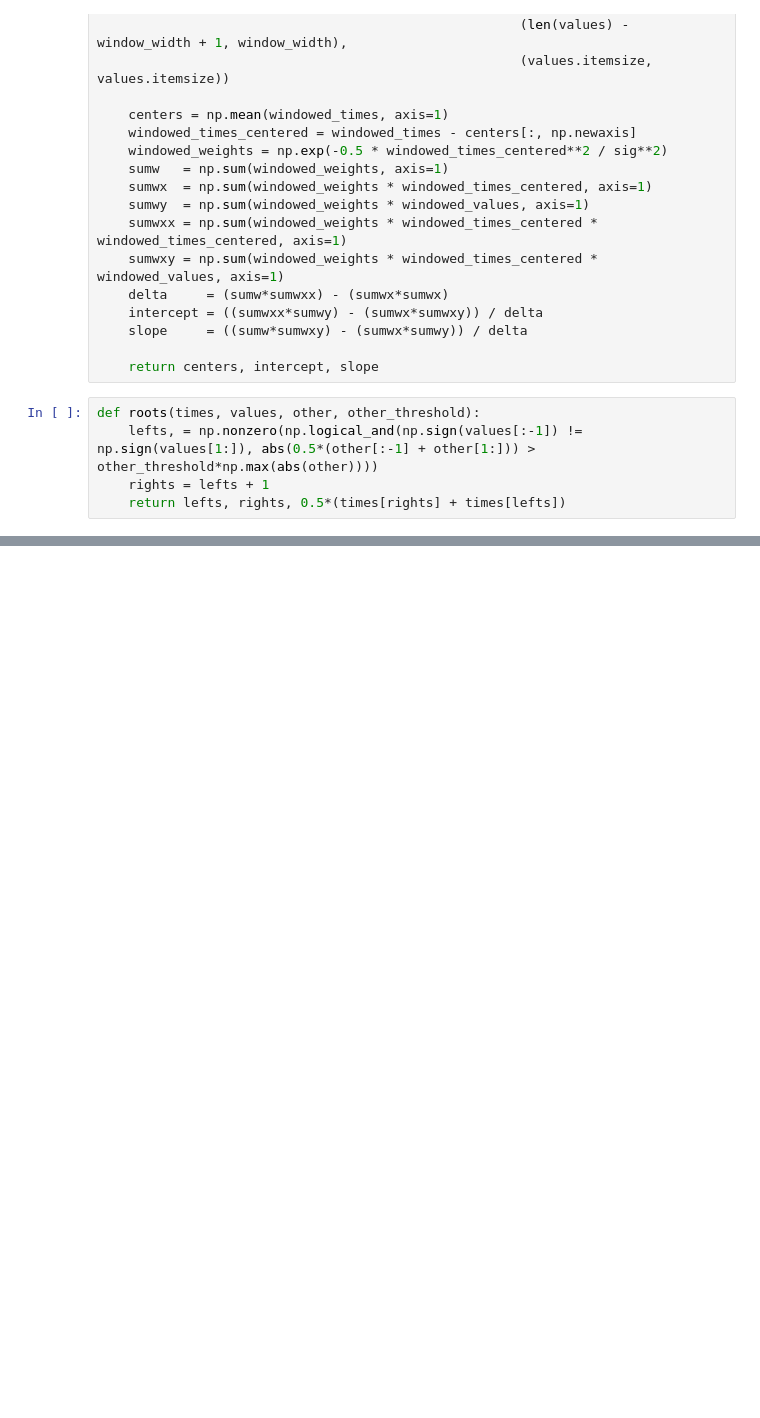
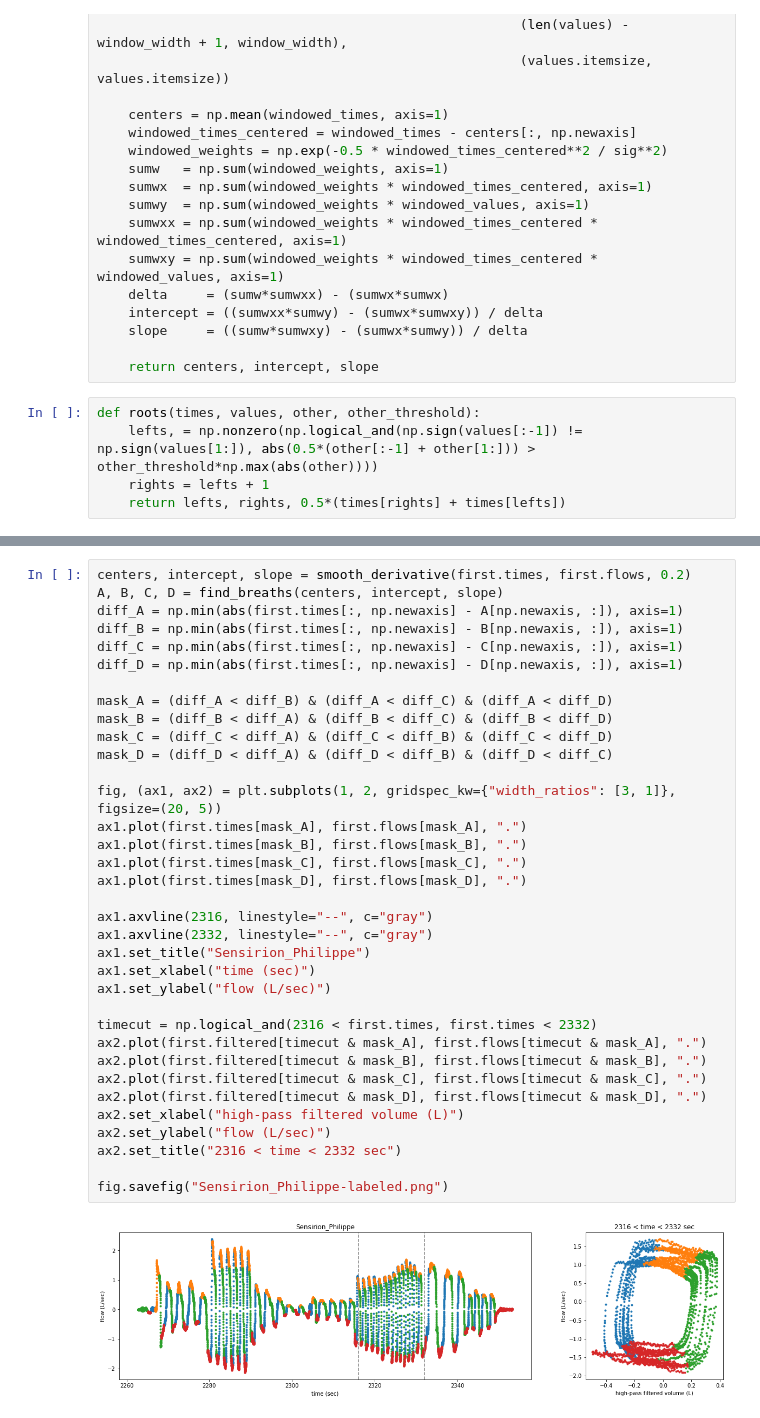
Before and after one commit to Princeton-Penn-Vents/princeton-penn-flowmeter, a Jupyter notebook: analysis/real-data.ipynb, the cells around one changed output, grey strips where cells are left out. Drawn from its saved outputs; the diff is of its cells as text; blank space fills up the shorter version.

```diff
--- a/analysis/real-data.ipynb
+++ b/analysis/real-data.ipynb
@@ -236,0 +284,37 @@ fig.savefig("Sensirion_Philippe_strongl-derivative.png")
+# %%
+centers, intercept, slope = smooth_derivative(first.times, first.flows, 0.2)
+A, B, C, D = find_breaths(centers, intercept, slope)
+diff_A = np.min(abs(first.times[:, np.newaxis] - A[np.newaxis, :]), axis=1)
+diff_B = np.min(abs(first.times[:, np.newaxis] - B[np.newaxis, :]), axis=1)
+diff_C = np.min(abs(first.times[:, np.newaxis] - C[np.newaxis, :]), axis=1)
+diff_D = np.min(abs(first.times[:, np.newaxis] - D[np.newaxis, :]), axis=1)
+
+mask_A = (diff_A < diff_B) & (diff_A < diff_C) & (diff_A < diff_D)
+mask_B = (diff_B < diff_A) & (diff_B < diff_C) & (diff_B < diff_D)
+mask_C = (diff_C < diff_A) & (diff_C < diff_B) & (diff_C < diff_D)
+mask_D = (diff_D < diff_A) & (diff_D < diff_B) & (diff_D < diff_C)
+
+fig, (ax1, ax2) = plt.subplots(1, 2, gridspec_kw={"width_ratios": [3, 1]}, figsize=(20, 5))
+ax1.plot(first.times[mask_A], first.flows[mask_A], ".")
+ax1.plot(first.times[mask_B], first.flows[mask_B], ".")
+ax1.plot(first.times[mask_C], first.flows[mask_C], ".")
+ax1.plot(first.times[mask_D], first.flows[mask_D], ".")
+
+ax1.axvline(2316, linestyle="--", c="gray")
+ax1.axvline(2332, linestyle="--", c="gray")
+ax1.set_title("Sensirion_Philippe")
+ax1.set_xlabel("time (sec)")
+ax1.set_ylabel("flow (L/sec)")
+
+timecut = np.logical_and(2316 < first.times, first.times < 2332)
+ax2.plot(first.filtered[timecut & mask_A], first.flows[timecut & mask_A], ".")
+ax2.plot(first.filtered[timecut & mask_B], first.flows[timecut & mask_B], ".")
+ax2.plot(first.filtered[timecut & mask_C], first.flows[timecut & mask_C], ".")
+ax2.plot(first.filtered[timecut & mask_D], first.flows[timecut & mask_D], ".")
+ax2.set_xlabel("high-pass filtered volume (L)")
+ax2.set_ylabel("flow (L/sec)")
+ax2.set_title("2316 < time < 2332 sec")
+
+fig.savefig("Sensirion_Philippe-labeled.png")
+# %% [output]
+[figure, added]
```
Also changed, not shown: parts of 7 cells of this notebook.
